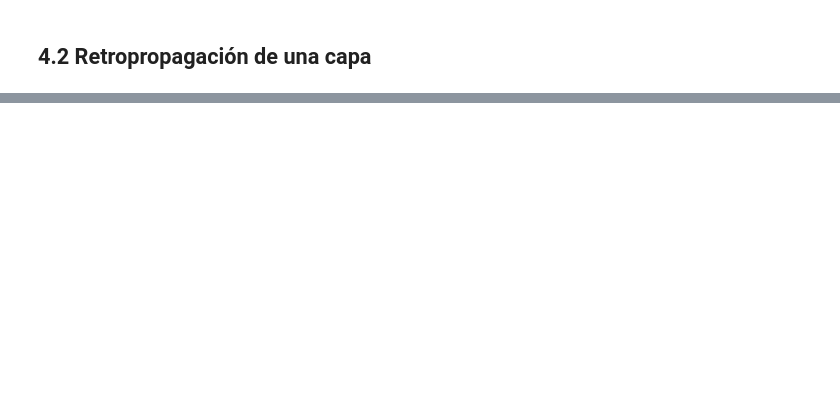
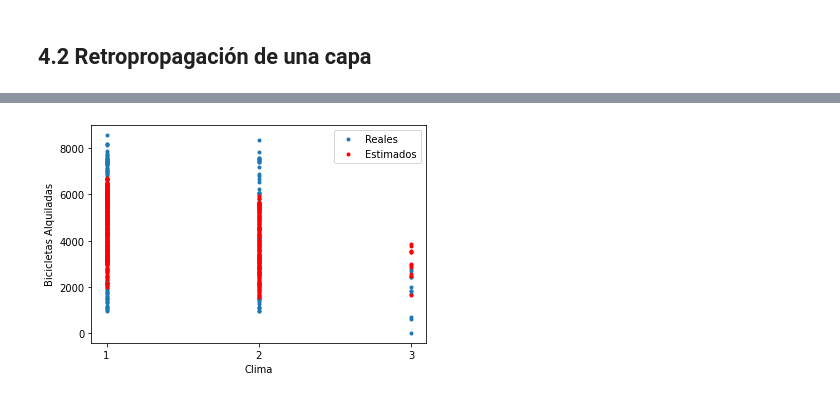
Before and after one commit to ahcamachod/1864-regresion-implementa-una-red-neuronal-con-numpy, a Jupyter notebook: RRN.ipynb, the cells around one changed output, grey strips where cells are left out. Saved outputs shown, nothing was run; the diff lists cells and outputs as text; code cells hidden in the pictures; blank space fills up the shorter version.

```diff
--- a/RRN.ipynb
+++ b/RRN.ipynb
@@ -239,0 +328,11 @@ def retropropagacion_una_capa(dActivacion_actual, pesos_actual, b_actual, output
+# %%
+plt.plot(3*np.transpose(X_test)[0],ymax*y_test,'.')
+plt.plot(3*np.transpose(X_test)[0],ymax*Y_pred.reshape([-1,1]),'.r')
+plt.legend(['Reales','Estimados'])
+plt.ylabel('Bicicletas Alquiladas')
+plt.xlabel('Clima')
+indice=[1,2,3]
+plt.xticks(indice)
+plt.show()
+# %% [output]
+[figure, added]
```
Also changed, not shown: parts of 12 cells of this notebook.
